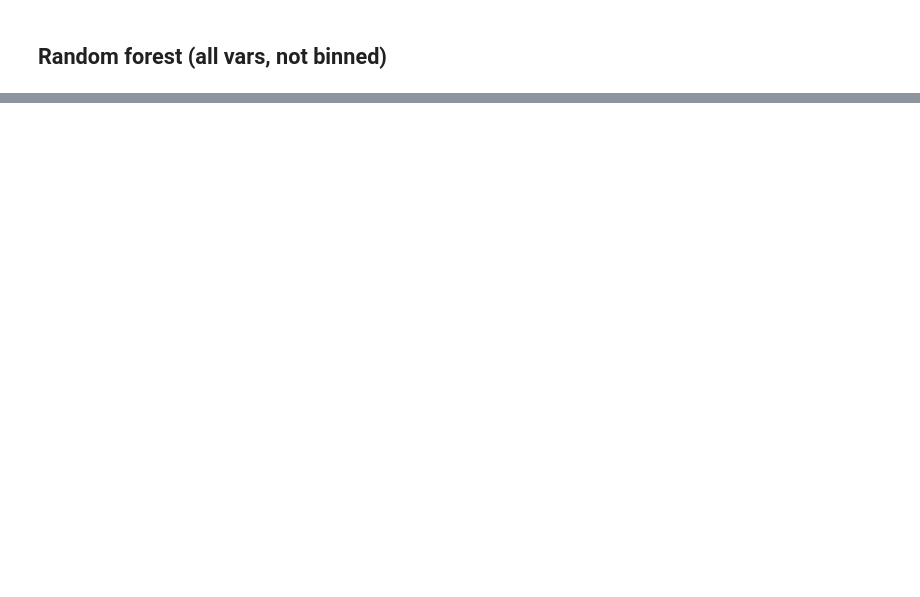
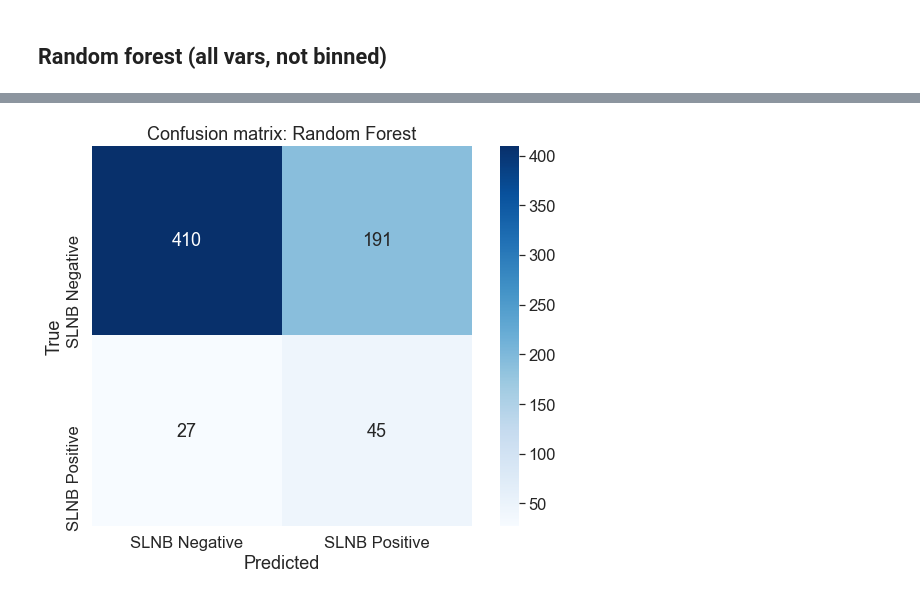
Before and after one commit to jerryji1993/MetMCC-SCAN, a Jupyter notebook: scripts/model_fitting.ipynb, the cells around one changed output, grey strips where cells are left out. Drawn from its saved outputs; the diff is of its cells as text; code cells hidden in the pictures; blank space fills up the shorter version.

```diff
--- a/scripts/model_fitting.ipynb
+++ b/scripts/model_fitting.ipynb
@@ -237,0 +276,16 @@ test AUPR: 0.16541687714936254
+# %%
+# train a random forest classifier
+rf = RandomForestClassifier(oob_score=True,
+                            class_weight={0:1,1:1.121e13},
+                            random_state=42) # set seed to ensure reproducibility
+rf.fit(X_train,y_train.ravel())
+y_prob = np.asarray(rf.predict_proba(X_test))
+y_pred = np.asarray(rf.predict(X_test))
+y_test = np.asarray(y_test)
+print("test accuracy: %s" % rf.score(X_test, y_test))
+print("test NPV: %s" % negative_pred_value(y_test, y_pred))
+print("test Precision: %s" % precision_score(y_test, y_pred))
+print("test Recall: %s" % recall_score(y_test, y_pred))
+print("test AUC: %s" % roc_auc_score(y_test, y_prob[:,1]))
+print("test F1: %s" % f1_score(y_test, y_pred))
+print("test AUPR: %s" % average_precision_score(y_test, y_prob[:,1]))
@@ -237,0 +302,19 @@ test AUPR: 0.16541687714936254
+# %%
+# train a random forest classifier
+rf = BalancedRandomForestClassifier(
+                            n_estimators=1000,
+                            max_depth=50,
+                            max_features = 7,
+                            oob_score=True,
+                            random_state=123) # set seed to ensure reproducibility
+rf.fit(X_train,y_train.ravel())
+y_prob = np.asarray(rf.predict_proba(X_test))
+y_pred = np.asarray(rf.predict(X_test))
+y_test = np.asarray(y_test)
+print("test accuracy: %s" % rf.score(X_test, y_test))
+print("test NPV: %s" % negative_pred_value(y_test, y_pred))
+print("test Precision: %s" % precision_score(y_test, y_pred))
+print("test Recall: %s" % recall_score(y_test, y_pred))
+print("test AUC: %s" % roc_auc_score(y_test, y_prob[:,1]))
+print("test F1: %s" % f1_score(y_test, y_pred))
+print("test AUPR: %s" % average_precision_score(y_test, y_prob[:,1]))
@@ -237,0 +400,11 @@ test AUPR: 0.16541687714936254
+# %%
+cm = confusion_matrix(y_test, y_pred)
+df_cm = pd.DataFrame(cm, index = [i for i in ["SLNB Negative","SLNB Positive"]],
+                  columns = [i for i in ["SLNB Negative","SLNB Positive"]])
+plt.figure(figsize = (10,7))
+ax = sns.heatmap(df_cm, annot=True, cmap='Blues',square=True, fmt='d').set_title('Confusion matrix: Random Forest')
+plt.xlabel("Predicted")
+plt.ylabel("True")
+plt.show()
+# %% [output]
+[figure, added]
```
Also changed, not shown: parts of 18 cells of this notebook.
